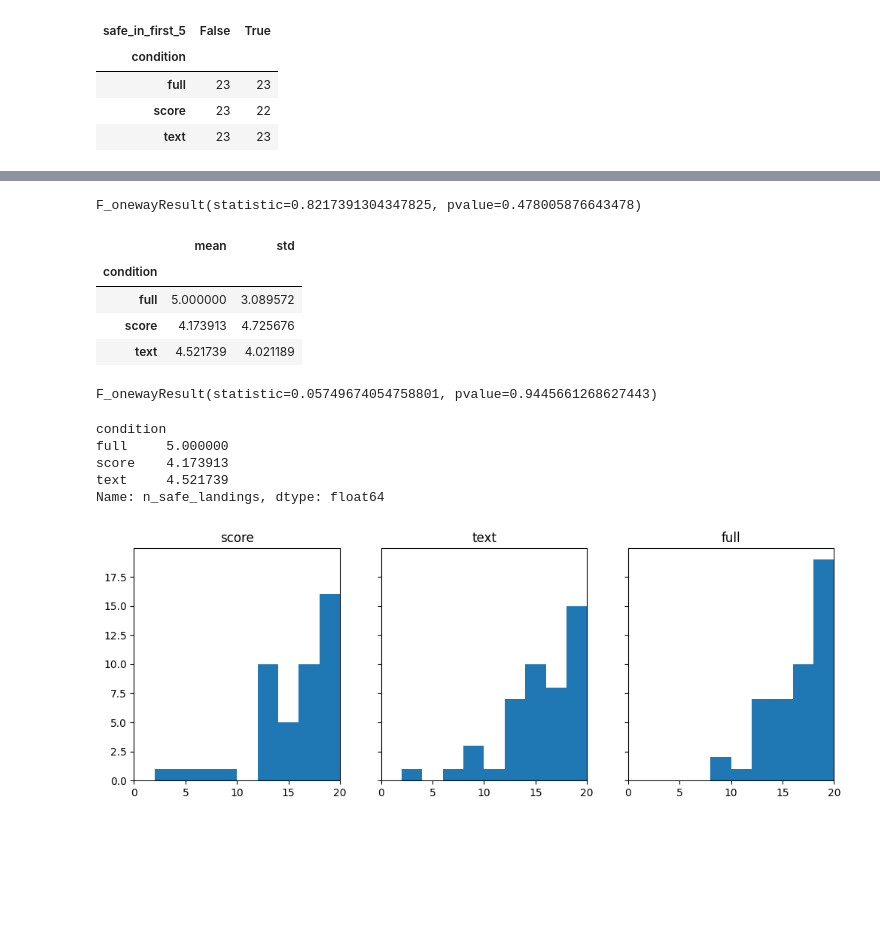
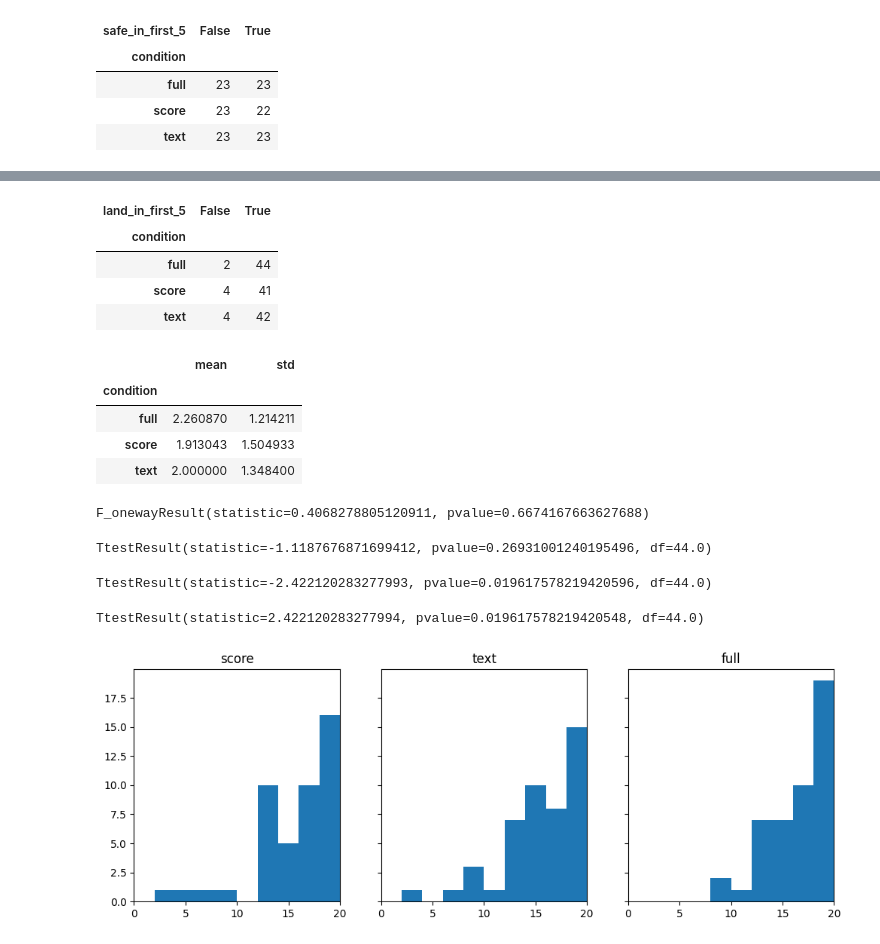
Before and after one commit to cairo-robotics/llm-multimodal-drone-feedback, a Jupyter notebook: analysis/analysis_brainstorm.ipynb, the cells around one changed output, grey strips where cells are left out. Saved outputs shown, nothing was run; the diff lists cells and outputs as text; code cells hidden in the pictures; blank space fills up the shorter version.

```diff
--- a/analysis/analysis_brainstorm.ipynb
+++ b/analysis/analysis_brainstorm.ipynb
@@ -13,9 +13,9 @@ import scikit_posthocs as sp
 
 import utils # offload data processing into .py file
 # %%
-# data_dir = 'C:/Users/Emily Jensen/OneDrive - UCB-O365/Drone Feedback Data/data/'
+data_dir = 'C:/Users/Emily Jensen/OneDrive - UCB-O365/Drone Feedback Data/data/'
 
-data_dir = '/Users/emilyjensen/Library/CloudStorage/OneDrive-UCB-O365/Drone Feedback Data/data/'
+# data_dir = '/Users/emilyjensen/Library/CloudStorage/OneDrive-UCB-O365/Drone Feedback Data/data/'
 # %% [markdown]
 Open all of the relevant data files/directories
 
@@ -1000,30 +986,41 @@ part_file[part_file['prolific_id'].isin(struggle_safe_ids)].groupby('condition')
-# %%
-utils.run_anova('safe_last_5', part_file[part_file['prolific_id'].isin(struggle_land_ids)])
-# %% [output]
-F_onewayResult(statistic=0.8217391304347825, pvalue=0.478005876643478)
-# %%
-part_file[part_file['prolific_id'].isin(struggle_safe_ids)].groupby('condition')['n_safe_landings'].agg(['mean', 'std'])
-# %% [output]
-|  | mean | std |
-| condition |  |  |
-| full | 5.000000 | 3.089572 |
-| score | 4.173913 | 4.725676 |
-| text | 4.521739 | 4.021189 |
-# %%
-utils.run_anova('n_safe_landings', part_file[part_file['prolific_id'].isin(struggle_land_ids)])
-# %% [output]
-F_onewayResult(statistic=0.05749674054758801, pvalue=0.9445661268627443)
-# %%
-part_file[part_file['prolific_id'].isin(struggle_safe_ids)].groupby('condition')['n_safe_landings'].mean()
-# %% [output]
-condition
-full     5.000000
-score    4.173913
-text     4.521739
-Name: n_safe_landings, dtype: float64
 # %%
 part_file['n_landings'] = part_file['n_safe_landings'] + part_file['n_unsafe_landings']
 part_file['any_landings'] = part_file['n_landings'] > 0
+# %%
+part_file.groupby('condition')['land_in_first_5'].value_counts().unstack()
+# %% [output]
+| land_in_first_5 | False | True |
+| condition |  |  |
+| full | 2 | 44 |
+| score | 4 | 41 |
+| text | 4 | 42 |
+# %%
+part_file[part_file['prolific_id'].isin(struggle_safe_ids)].groupby('condition')['unsafe_last_5'].agg(['mean', 'std'])
+# %% [output]
+|  | mean | std |
+| condition |  |  |
+| full | 2.260870 | 1.214211 |
+| score | 1.913043 | 1.504933 |
+| text | 2.000000 | 1.348400 |
+# %%
+utils.run_anova('unsafe_last_5', part_file[part_file['prolific_id'].isin(struggle_safe_ids)])
+# %% [output]
+F_onewayResult(statistic=0.4068278805120911, pvalue=0.6674167663627688)
+# %%
+stats.ttest_ind(part_file.loc[(part_file['prolific_id'].isin(struggle_safe_ids)) & (part_file['condition'] == 'full'), 'n_crashes'],
+part_file.loc[(part_file['prolific_id'].isin(struggle_safe_ids)) & (part_file['condition'] == 'score'), 'n_crashes'])
+# %% [output]
+TtestResult(statistic=-1.1187676871699412, pvalue=0.26931001240195496, df=44.0)
+# %%
+stats.ttest_ind(part_file.loc[(part_file['prolific_id'].isin(struggle_safe_ids)) & (part_file['condition'] == 'full'), 'crash_last_5'],
+part_file.loc[(part_file['prolific_id'].isin(struggle_safe_ids)) & (part_file['condition'] == 'score'), 'crash_last_5'])
+# %% [output]
+TtestResult(statistic=-2.422120283277993, pvalue=0.019617578219420596, df=44.0)
+# %%
+stats.ttest_ind(part_file.loc[(part_file['prolific_id'].isin(struggle_safe_ids)) & (part_file['condition'] == 'full'), 'land_last_5'],
+part_file.loc[(part_file['prolific_id'].isin(struggle_safe_ids)) & (part_file['condition'] == 'score'), 'land_last_5'])
+# %% [output]
+TtestResult(statistic=2.422120283277994, pvalue=0.019617578219420548, df=44.0)
 # %%
 fig, axs = plt.subplots(1,3, figsize=(12,4), sharey=True)
 
```
Also changed, not shown: parts of 5 cells of this notebook.
